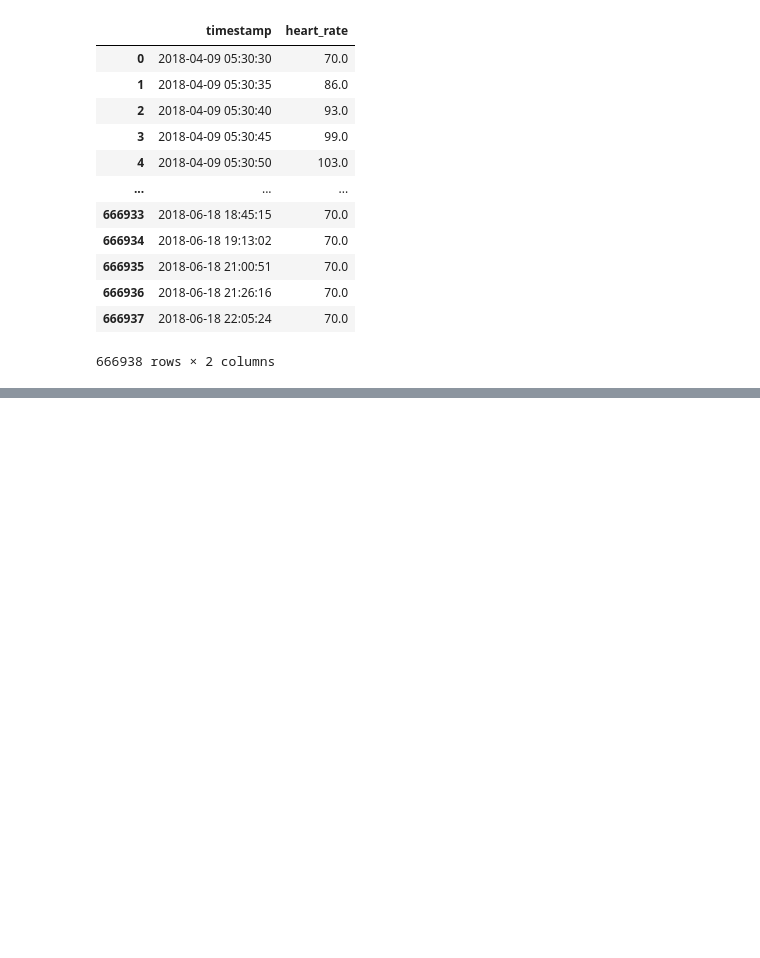
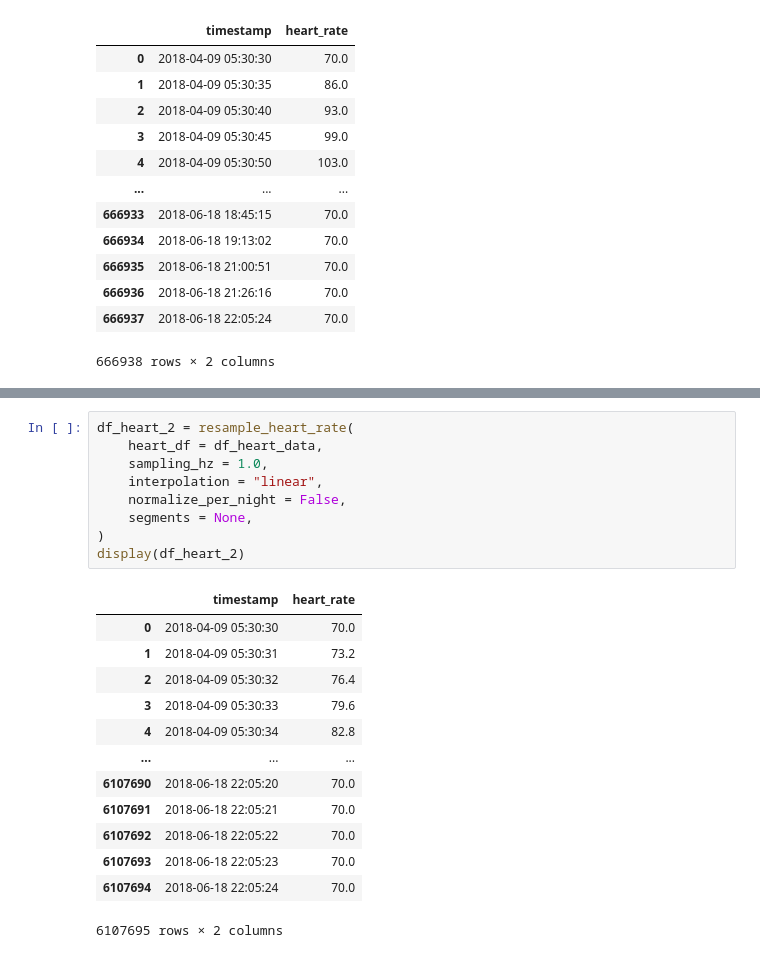
Before and after one commit to Raghvendr/sleep_staging, a Jupyter notebook: notebook_testing/1_preprocess_steps.ipynb, the cells around one changed output, grey strips where cells are left out. Cells and saved outputs as stored; diff of their text form; blank space fills up the shorter version.

```diff
--- a/notebook_testing/1_preprocess_steps.ipynb
+++ b/notebook_testing/1_preprocess_steps.ipynb
@@ -64,0 +79,23 @@ display(df_sleep_data_2)
+# %%
+df_heart_2 = resample_heart_rate(
+    heart_df = df_heart_data,
+    sampling_hz = 1.0,
+    interpolation = "linear",
+    normalize_per_night = False,
+    segments = None,
+)
+display(df_heart_2)
+# %% [output]
+|  | timestamp | heart_rate |
+| 0 | 2018-04-09 05:30:30 | 70.0 |
+| 1 | 2018-04-09 05:30:31 | 73.2 |
+| 2 | 2018-04-09 05:30:32 | 76.4 |
+| 3 | 2018-04-09 05:30:33 | 79.6 |
+| 4 | 2018-04-09 05:30:34 | 82.8 |
+| ... | ... | ... |
+| 6107690 | 2018-06-18 22:05:20 | 70.0 |
+| 6107691 | 2018-06-18 22:05:21 | 70.0 |
+| 6107692 | 2018-06-18 22:05:22 | 70.0 |
+| 6107693 | 2018-06-18 22:05:23 | 70.0 |
+| 6107694 | 2018-06-18 22:05:24 | 70.0 |
+6107695 rows × 2 columns
```
Also changed, not shown: parts of 1 cell of this notebook, 3 other files.
